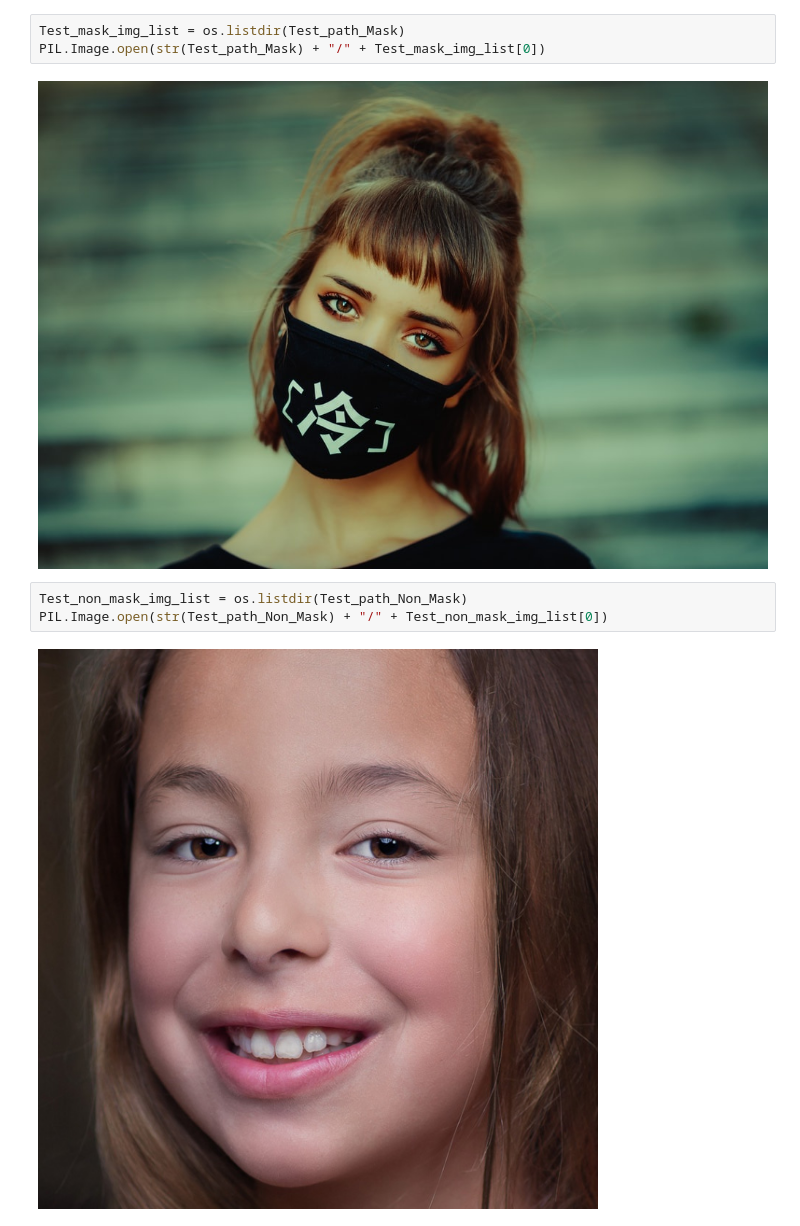
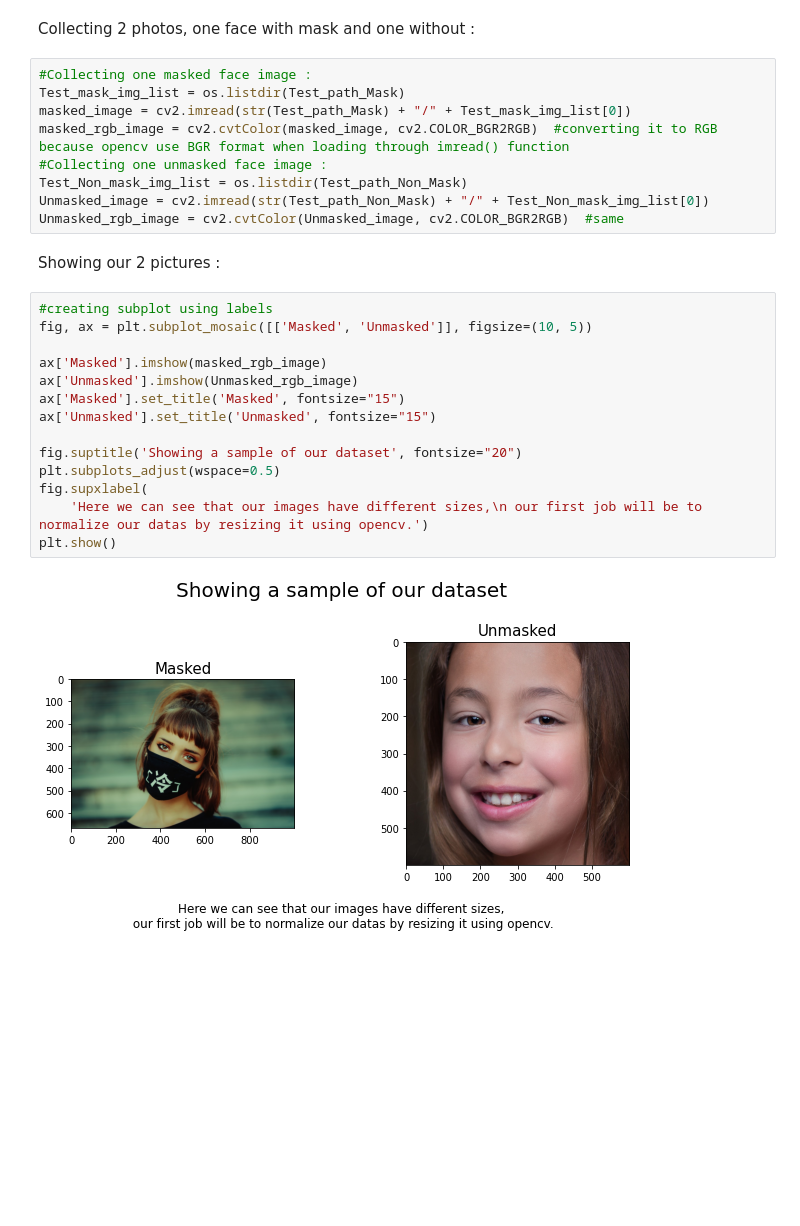
Before and after one commit to Hpdvn/Mask_On_Face, a Jupyter notebook: main.ipynb, the cells around one changed output. Drawn from its saved outputs; the diff is of its cells as text; blank space fills up the shorter version.

Commit message:
sets creation and resizing

```diff
--- a/main.ipynb
+++ b/main.ipynb
@@ -45,10 +41,29 @@ Number of 'Non Mask' Sample in Validation set :  153
-# %%
-Test_mask_img_list = os.listdir(Test_path_Mask)
-PIL.Image.open(str(Test_path_Mask) + "/" + Test_mask_img_list[0])
-# %% [output]
-[figure, removed]
-# %%
-Test_non_mask_img_list = os.listdir(Test_path_Non_Mask)
-PIL.Image.open(str(Test_path_Non_Mask) + "/" + Test_non_mask_img_list[0])
-# %% [output]
-[figure, removed]
+# %% [markdown]
+Collecting 2 photos, one face with mask and one without :
+# %%
+#Collecting one masked face image :
+Test_mask_img_list = os.listdir(Test_path_Mask)
+masked_image = cv2.imread(str(Test_path_Mask) + "/" + Test_mask_img_list[0])
+masked_rgb_image = cv2.cvtColor(masked_image, cv2.COLOR_BGR2RGB)  #converting it to RGB because opencv use BGR format when loading through imread() function
+#Collecting one unmasked face image :
+Test_Non_mask_img_list = os.listdir(Test_path_Non_Mask)
+Unmasked_image = cv2.imread(str(Test_path_Non_Mask) + "/" + Test_Non_mask_img_list[0])
+Unmasked_rgb_image = cv2.cvtColor(Unmasked_image, cv2.COLOR_BGR2RGB)  #same
+# %% [markdown]
+Showing our 2 pictures :
+# %%
+#creating subplot using labels
+fig, ax = plt.subplot_mosaic([['Masked', 'Unmasked']], figsize=(10, 5))
+
+ax['Masked'].imshow(masked_rgb_image)
+ax['Unmasked'].imshow(Unmasked_rgb_image)
+ax['Masked'].set_title('Masked', fontsize="15")
+ax['Unmasked'].set_title('Unmasked', fontsize="15")
+
+fig.suptitle('Showing a sample of our dataset', fontsize="20")
+plt.subplots_adjust(wspace=0.5)
+fig.supxlabel(
+    'Here we can see that our images have different sizes,\n our first job will be to normalize our datas by resizing it using opencv.')
+plt.show()
+# %% [output]
+[figure, added]
```
Also changed, not shown: parts of 18 cells of this notebook.
